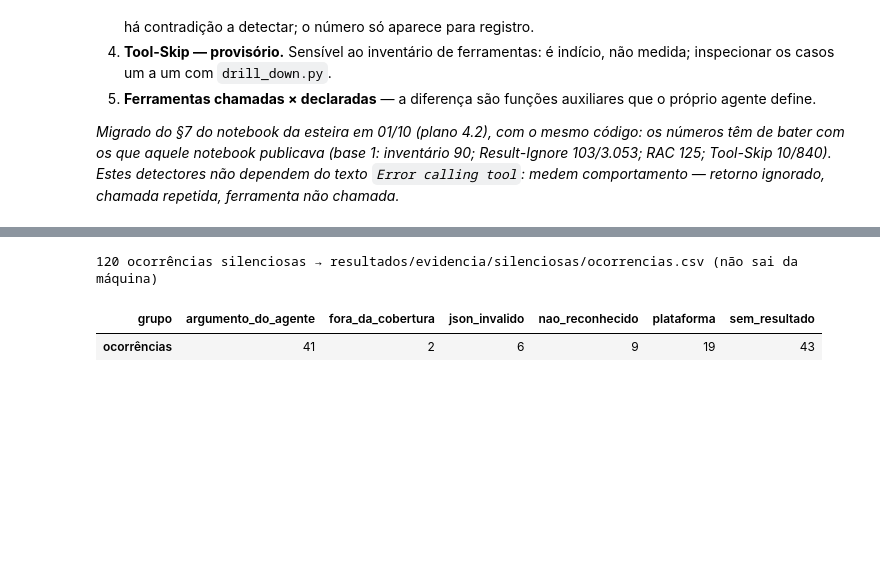
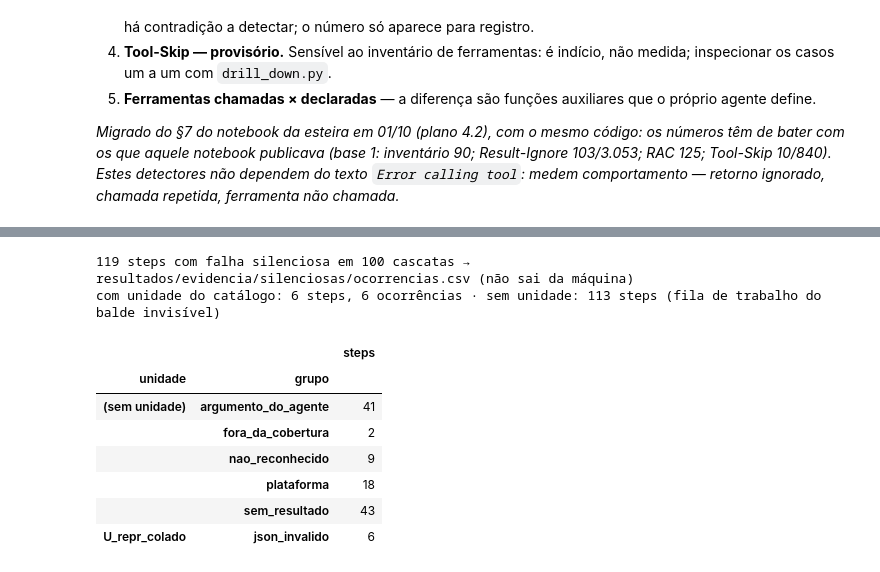
Before and after one commit to rc-ventura/memory_layer_ai_agents, a Jupyter notebook: analysis/2026-09-trace-law-flow/pipeline/falhas_silenciosas.ipynb, the cells around one changed output, grey strips where cells are left out. Drawn from its saved outputs; the diff is of its cells as text; code cells hidden in the pictures; blank space fills up the shorter version.

```diff
--- a/analysis/2026-09-trace-law-flow/pipeline/falhas_silenciosas.ipynb
+++ b/analysis/2026-09-trace-law-flow/pipeline/falhas_silenciosas.ipynb
@@ -361,14 +369,24 @@ traz a regra do balde invisível para o catálogo (`json_invalido` + argumento c
 # %%
 import os
-OC = (sil.rename(columns={"role": "papel"})
-         [["exec_id", "papel", "idx", "mes", "ferramenta", "grupo", "forma"]]
-         .assign(unidade=None, canal="silencioso"))
+OC = ocorrencias_silenciosas(sil, sil["forma"])
 pasta = os.path.join("resultados", "evidencia", "silenciosas")
 os.makedirs(pasta, exist_ok=True)
 OC.to_csv(os.path.join(pasta, "ocorrencias.csv"), index=False)
-print(f"{len(OC)} ocorrências silenciosas → {os.path.join(pasta, 'ocorrencias.csv')} (não sai da máquina)")
-display(OC.groupby("grupo").size().to_frame("ocorrências").T)
+print(f"{len(OC)} steps com falha silenciosa em {OC['ocorrencia'].str.split('|').str[0].nunique()} cascatas "
+      f"→ {os.path.join(pasta, 'ocorrencias.csv')} (não sai da máquina)")
+com = OC[OC["unidade"].notna()]
+print(f"com unidade do catálogo: {len(com)} steps, {com['ocorrencia'].nunique()} ocorrências · sem unidade: "
+      f"{OC['unidade'].isna().sum()} steps (fila de trabalho do balde invisível)")
+display(OC.assign(unidade=OC["unidade"].fillna("(sem unidade)"))
+          .groupby(["unidade", "grupo"]).size().to_frame("steps"))
 # %% [output]
-120 ocorrências silenciosas → resultados/evidencia/silenciosas/ocorrencias.csv (não sai da máquina)
+119 steps com falha silenciosa em 100 cascatas → resultados/evidencia/silenciosas/ocorrencias.csv (não sai da máquina)
+com unidade do catálogo: 6 steps, 6 ocorrências · sem unidade: 113 steps (fila de trabalho do balde invisível)
-| grupo | argumento_do_agente | fora_da_cobertura | json_invalido | nao_reconhecido | plataforma | sem_resultado |
-| ocorrências | 41 | 2 | 6 | 9 | 19 | 43 |
+|  |  | steps |
+| unidade | grupo |  |
+| (sem unidade) | argumento_do_agente | 41 |
+|  | fora_da_cobertura | 2 |
+|  | nao_reconhecido | 9 |
+|  | plataforma | 18 |
+|  | sem_resultado | 43 |
+| U_repr_colado | json_invalido | 6 |
```
Also changed, not shown: parts of 1 cell of this notebook, 14 other files.
